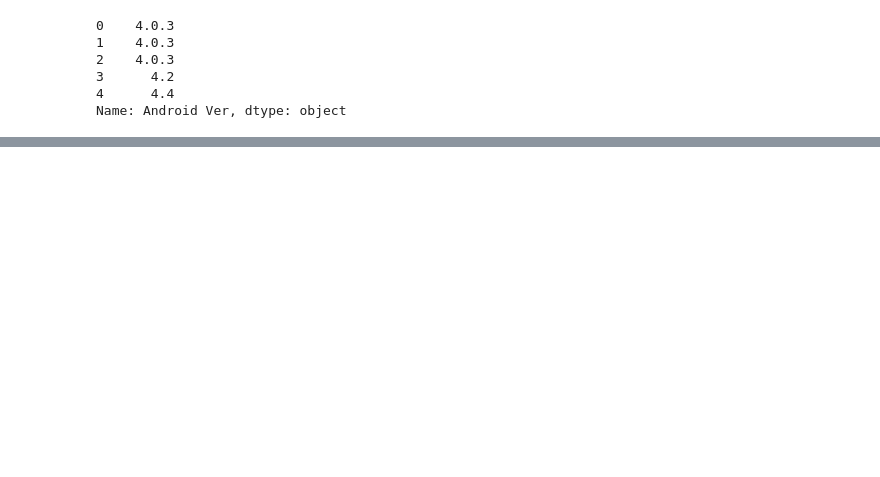
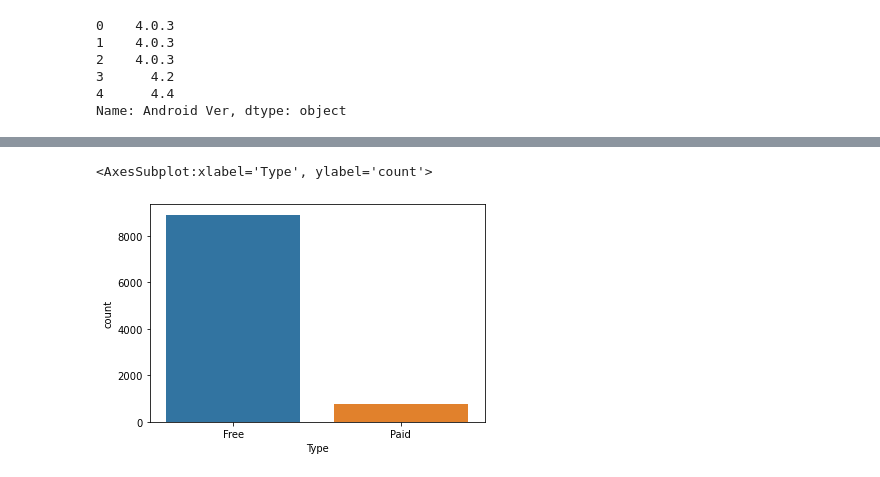
Before and after one commit to pappumahato/data_science, a Jupyter notebook: eda/eda_pre_processing.ipynb, the cells around one changed output, grey strips where cells are left out. Saved outputs shown, nothing was run; the diff lists cells and outputs as text; code cells hidden in the pictures; blank space fills up the shorter version.

Commit message:
updated stats on googleplaystore cleaned data set

```diff
--- a/eda/eda_pre_processing.ipynb
+++ b/eda/eda_pre_processing.ipynb
@@ -656,0 +666,2 @@ data_copy.to_csv('cleaned_google_playstore_data', index=False)
+# %%
+df = pd.read_csv('https://raw.githubusercontent.com/pappumahato/fsds/main/eda/cleaned_google_playstore_data.csv')
@@ -656,0 +784,2 @@ data_copy.to_csv('cleaned_google_playstore_data', index=False)
+# %%
+df = df.drop_duplicates(subset=['App'], keep='first')
@@ -656,0 +925,5 @@ data_copy.to_csv('cleaned_google_playstore_data', index=False)
+# %%
+sns.countplot(x=df['Type'])
+# %% [output]
+<AxesSubplot:xlabel='Type', ylabel='count'>
+[figure, added]
```
Also changed, not shown: parts of 56 cells of this notebook.
